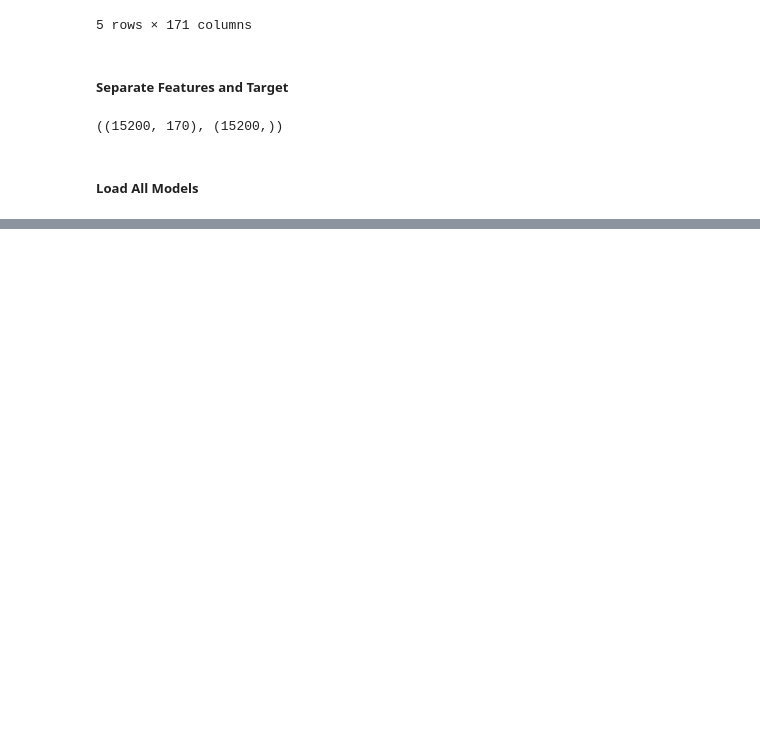
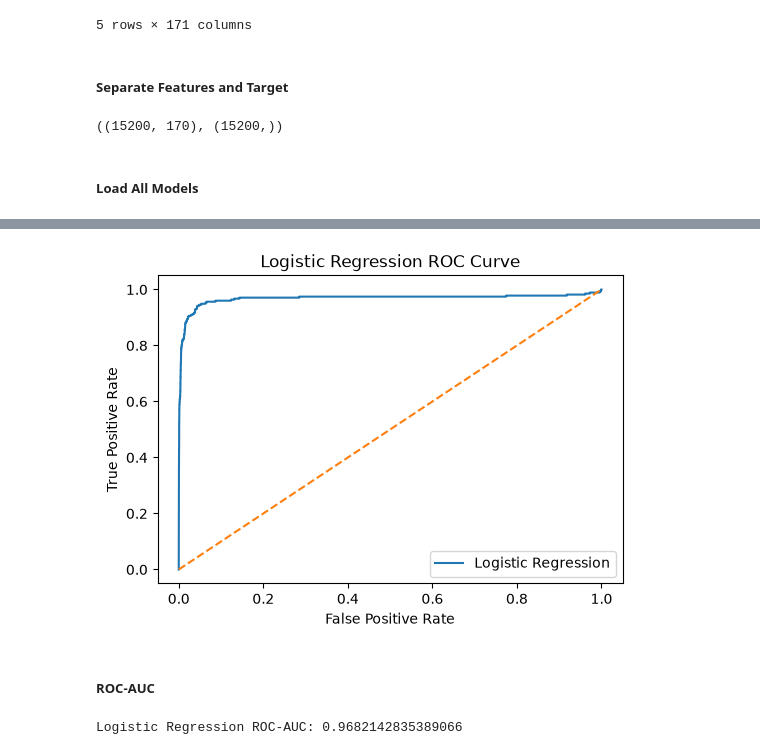
Before and after one commit to Rupesh-Mane/air-pressure-system-failure-prediction, a Jupyter notebook: notebooks/05_model_evaluation.ipynb, the cells around one changed output, grey strips where cells are left out. Cells and saved outputs as stored; diff of their text form; code cells hidden in the pictures; blank space fills up the shorter version.

```diff
--- a/notebooks/05_model_evaluation.ipynb
+++ b/notebooks/05_model_evaluation.ipynb
@@ -76,0 +151,37 @@ with open("../artifacts/xgboost.pkl", "rb") as file:
+# %%
+logistic_probability = logistic_model.predict_proba(x_test)[:, 1]
+# %%
+logistic_fpr, logistic_tpr, logistic_thresholds = roc_curve(y_test,logistic_probability)
+# %%
+plt.figure(figsize=(6, 4))
+
+plt.plot(
+    logistic_fpr,
+    logistic_tpr,
+    label="Logistic Regression"
+)
+
+plt.plot(
+    [0, 1],
+    [0, 1],
+    linestyle="--"
+)
+
+plt.xlabel("False Positive Rate")
+plt.ylabel("True Positive Rate")
+
+plt.title("Logistic Regression ROC Curve")
+
+plt.legend()
+
+plt.show()
+# %% [output]
+[figure, added]
+# %% [markdown]
+##### ROC-AUC
+# %%
+logistic_roc_auc = roc_auc_score( y_test,logistic_probability)
+
+print("Logistic Regression ROC-AUC:", logistic_roc_auc)
+# %% [output]
+Logistic Regression ROC-AUC: 0.9682142835389066
```
Also changed, not shown: parts of 17 cells of this notebook.
